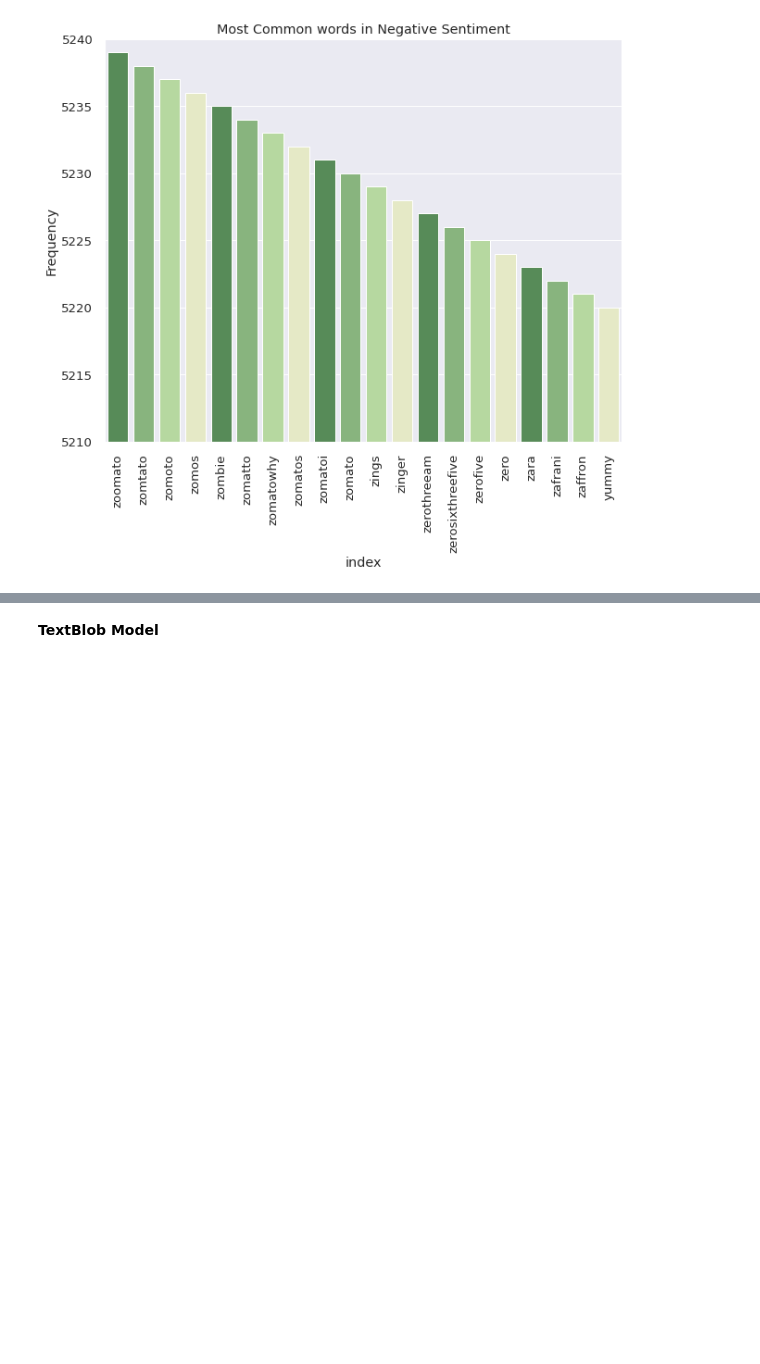
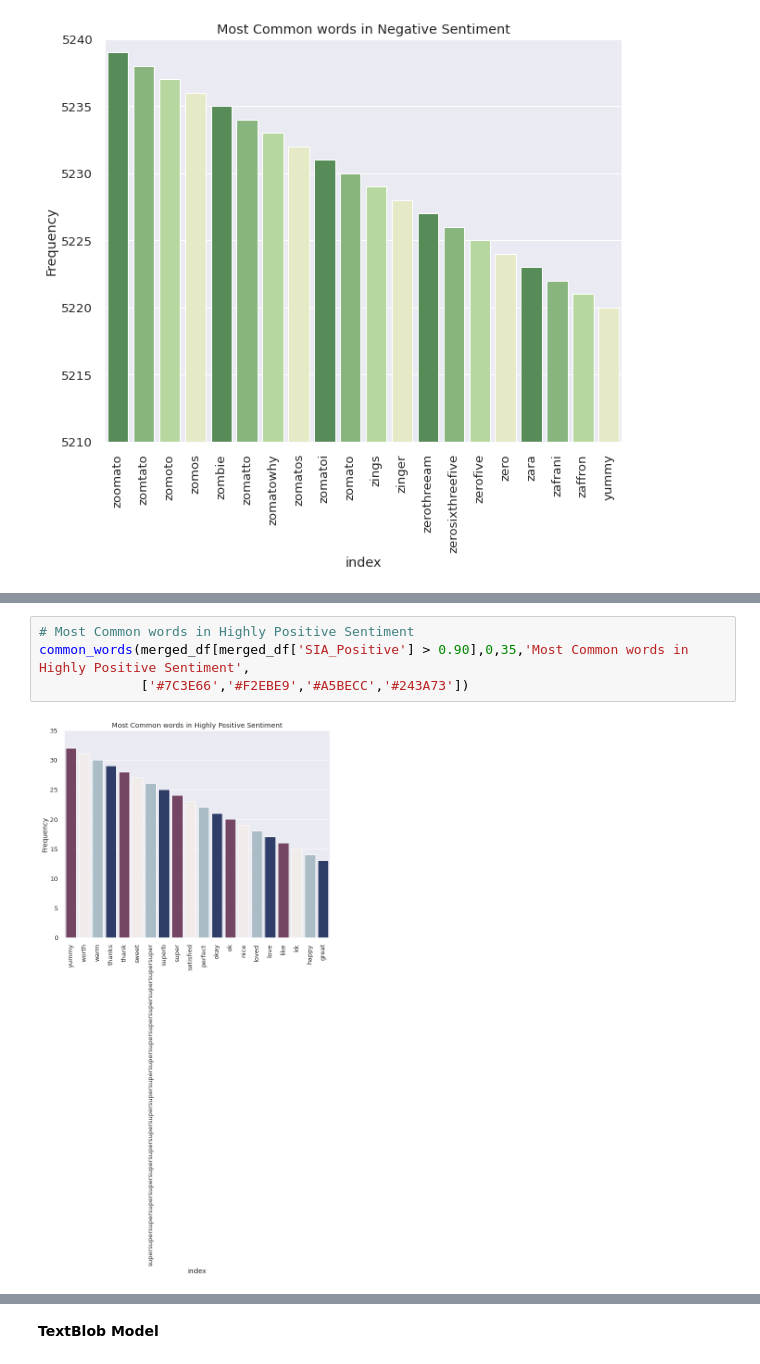
Before and after one commit to SethupathyM/Unsupervised_ML_Clustering_and_Sentiment_Analysis_Zomato_Restaurant, a Jupyter notebook: Zomato_Restaurant_Clustering_and_Sentiment_Analysis_.ipynb, the cells around one changed output, grey strips where cells are left out. Drawn from its saved outputs; the diff is of its cells as text; blank space fills up the shorter version.

```diff
--- a/Zomato_Restaurant_Clustering_and_Sentiment_Analysis_.ipynb
+++ b/Zomato_Restaurant_Clustering_and_Sentiment_Analysis_.ipynb
@@ -1363,0 +1364,6 @@ common_words(merged_df[merged_df['SIA_Sentiment'] == 'Neutral'],1250,1280,'Most
+# %%
+# Most Common words in Highly Positive Sentiment
+common_words(merged_df[merged_df['SIA_Positive'] > 0.90],0,35,'Most Common words in Highly Positive Sentiment',
+             ['#7C3E66','#F2EBE9','#A5BECC','#243A73'])
+# %% [output]
+[figure, added]
```
Also changed, not shown: parts of 5 cells of this notebook.
